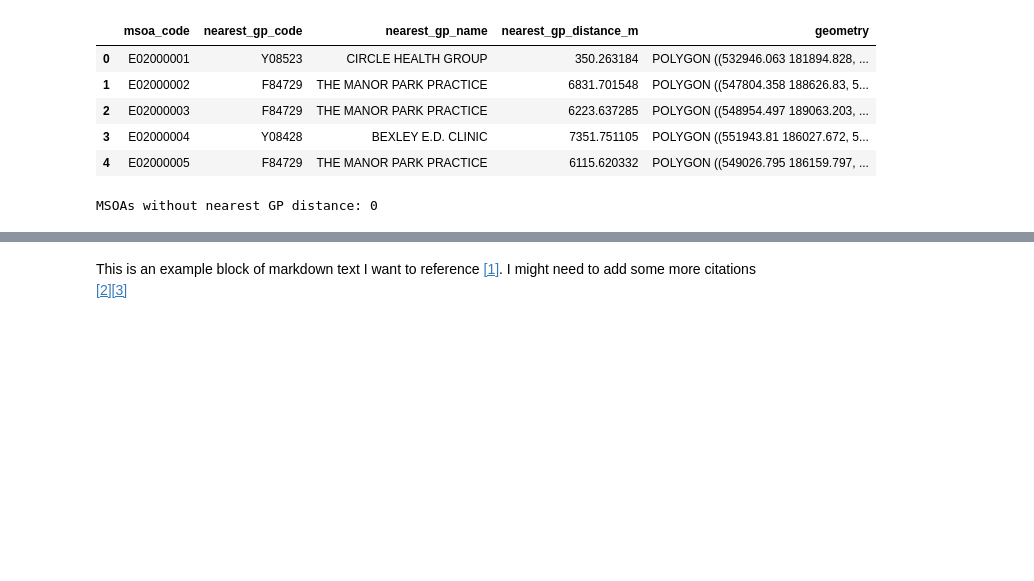
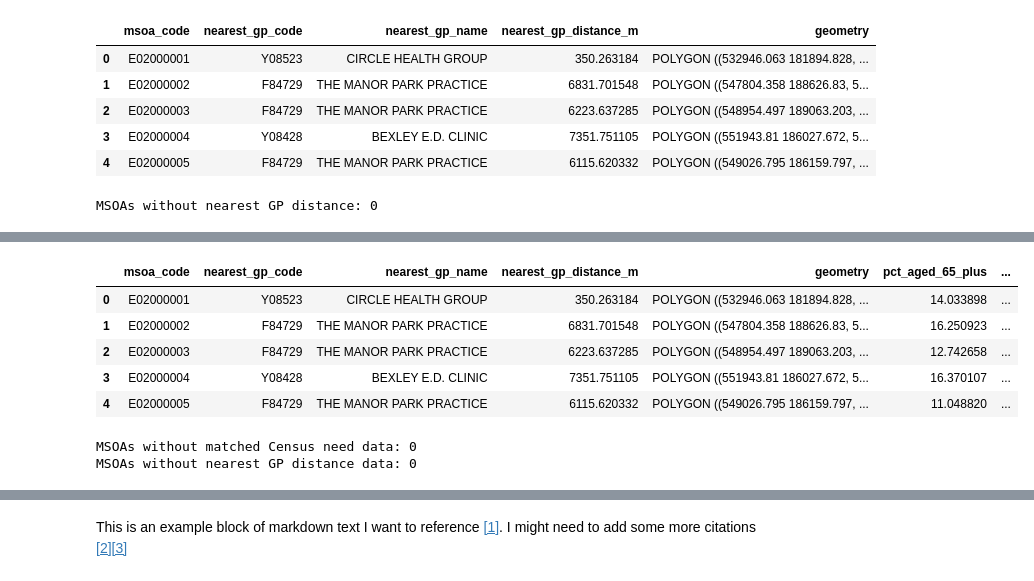
Before and after one commit to shuc9663-source/GEOG5990_Assignment2_201929754, a Jupyter notebook: GEOG5990M_Final_Project.ipynb, the cells around one changed output, grey strips where cells are left out. Drawn from its saved outputs; the diff is of its cells as text; code cells hidden in the pictures; blank space fills up the shorter version.

```diff
--- a/GEOG5990M_Final_Project.ipynb
+++ b/GEOG5990M_Final_Project.ipynb
@@ -347,0 +464,79 @@ MSOAs without nearest GP distance: 0
+# %%
+# Combine population need and GP accessibility indicators
+
+# Select the  population need variables required for the combined index
+census_need_final = census_need[[
+    "msoa_code",
+    "pct_aged_65_plus",
+    "pct_bad_very_bad_health",
+    "pct_no_car_households",
+    "z_aged_65_plus",
+    "z_bad_very_bad_health",
+    "z_no_car_households",
+    "population_need_index"
+]].copy()
+# Select the GP accessibility variables required for the combined index
+msoa_access_final = msoa_access[[
+    "msoa_code",
+    "nearest_gp_code",
+    "nearest_gp_name",
+    "nearest_gp_distance_m",
+    "geometry"
+]].copy()
+# Join the population need data to the MSOA accessibility data
+msoa_priority = msoa_access_final.merge(
+    census_need_final,
+    on="msoa_code",
+    how="left"
+)
+# Check the database
+display(msoa_priority.head())
+
+# Count the number of MSOAs without matched Census need data
+print("MSOAs without matched Census need data:", msoa_priority["population_need_index"].isna().sum())
+# Count the number of MSOAs without nearest GP distance data
+print("MSOAs without nearest GP distance data:", msoa_priority["nearest_gp_distance_m"].isna().sum())
+
+# Standardise the distance to the nearest GP practice using a z-score
+msoa_priority["z_nearest_gp_distance"] = z_score(msoa_priority["nearest_gp_distance_m"])
+
+# Calculate the Healthcare Access-Need Priority Index by combining population need and GP accessibility
+msoa_priority["healthcare_priority_index"] = (
+    msoa_priority["population_need_index"] +
+    msoa_priority["z_nearest_gp_distance"]
+)
+# Check the database
+display(msoa_priority[[
+    "msoa_code",
+    "population_need_index",
+    "nearest_gp_distance_m",
+    "z_nearest_gp_distance",
+    "healthcare_priority_index"
+]].head())
+
+# Count missing values in the final Healthcare Access-Need Priority Index
+print("Missing Healthcare Priority Index values:", msoa_priority["healthcare_priority_index"].isna().sum())
+
+# Classify MSOAs into five equal-sized priority groups based on the Healthcare Access-Need Priority Index，I used ChatGPT-5.5 to inquire about the statement used to divide MSOA into five groups of equal size using an exponential method
+msoa_priority["priority_quintile"] = pd.qcut(
+    msoa_priority["healthcare_priority_index"],
+    q=5,
+    labels=[
+        "1 Lowest priority",
+        "2 Low priority",
+        "3 Medium priority",
+        "4 High priority",
+        "5 Highest priority"
+    ]
+)
+# Display the number of MSOAs in each priority quintile
+print(msoa_priority["priority_quintile"].value_counts().sort_index())
+# %% [output]
+|  | msoa_code | nearest_gp_code | nearest_gp_name | nearest_gp_distance_m | geometry | pct_aged_65_plus | ... |
+| 0 | E02000001 | Y08523 | CIRCLE HEALTH GROUP | 350.263184 | POLYGON ((532946.063 181894.828, ... | 14.033898 | ... |
+| 1 | E02000002 | F84729 | THE MANOR PARK PRACTICE | 6831.701548 | POLYGON ((547804.358 188626.83, 5... | 16.250923 | ... |
+| 2 | E02000003 | F84729 | THE MANOR PARK PRACTICE | 6223.637285 | POLYGON ((548954.497 189063.203, ... | 12.742658 | ... |
+| 3 | E02000004 | Y08428 | BEXLEY E.D. CLINIC | 7351.751105 | POLYGON ((551943.81 186027.672, 5... | 16.370107 | ... |
+| 4 | E02000005 | F84729 | THE MANOR PARK PRACTICE | 6115.620332 | POLYGON ((549026.795 186159.797, ... | 11.048820 | ... |
+MSOAs without matched Census need data: 0
+MSOAs without nearest GP distance data: 0
```
Also changed, not shown: parts of 8 cells of this notebook.
